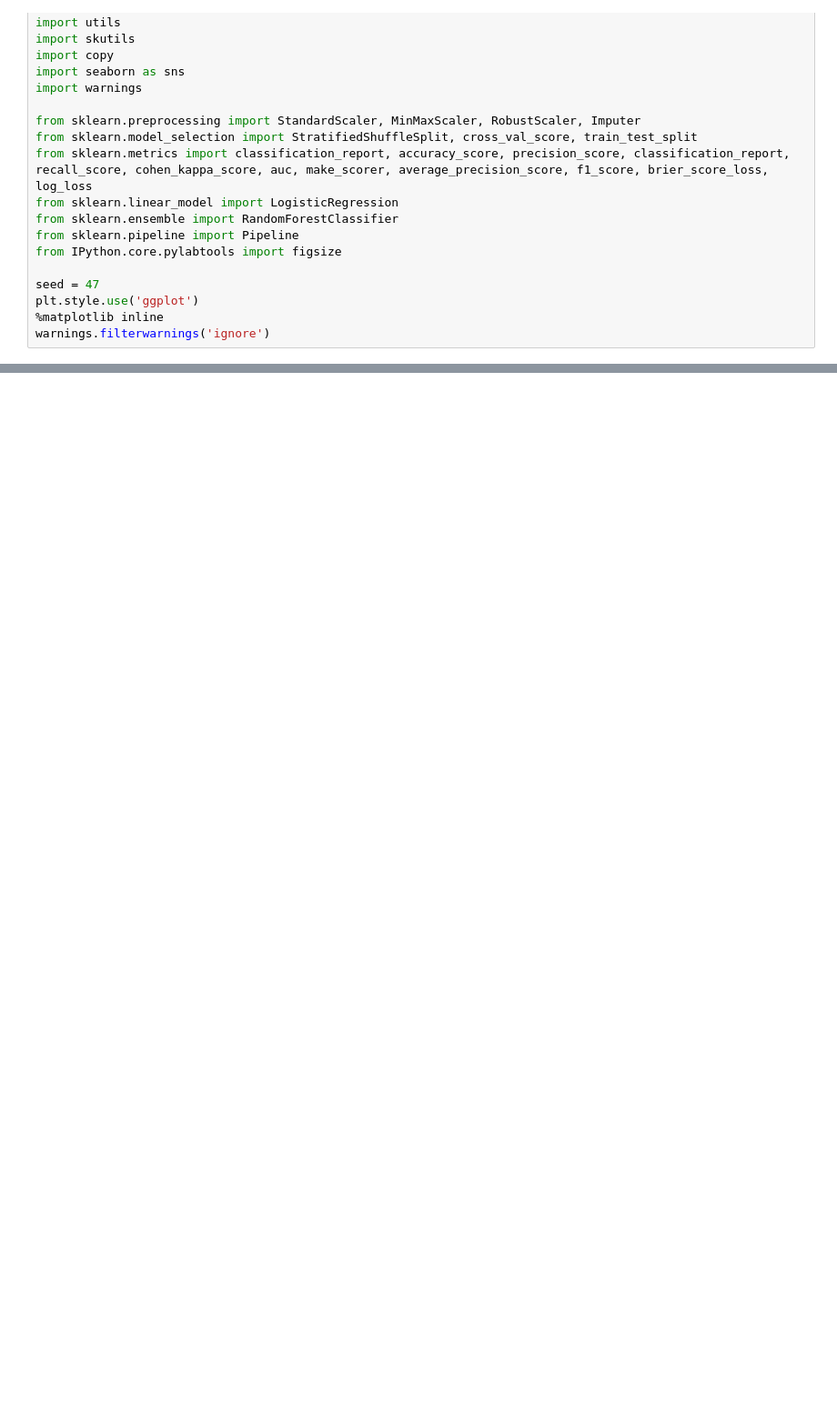
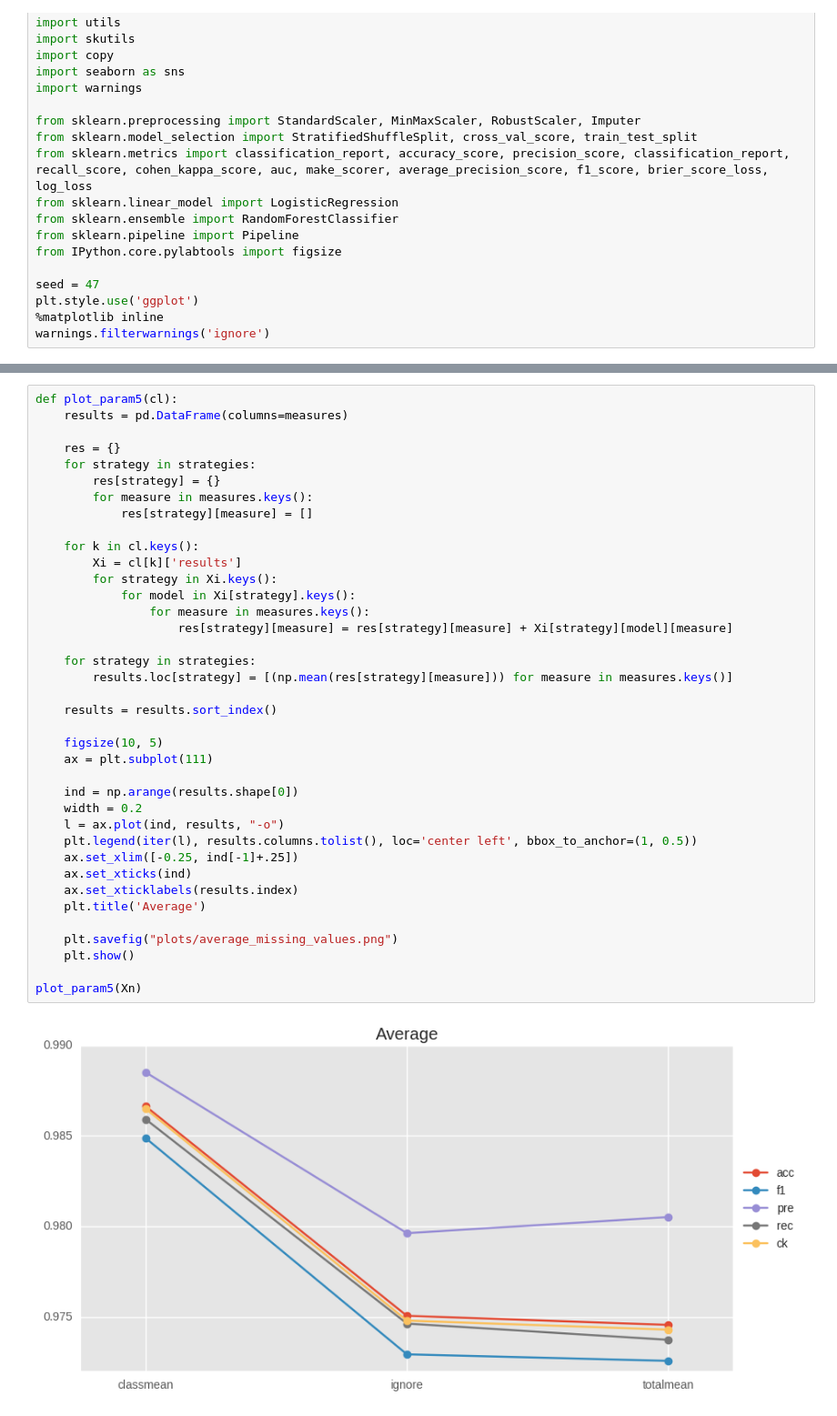
Before and after one commit to geoHeil/tuWienBusinessIntelligence, a Jupyter notebook: ue1/04_missing_values.ipynb, the cells around one changed output, grey strips where cells are left out. Shown at 91% size. Drawn from its saved outputs; the diff is of its cells as text; blank space fills up the shorter version.

```diff
--- a/ue1/04_missing_values.ipynb
+++ b/ue1/04_missing_values.ipynb
@@ -235,0 +267,40 @@ Xn['margin5_low']['results']
+# %%
+def plot_param5(cl):
+    results = pd.DataFrame(columns=measures)
+
+    res = {}
+    for strategy in strategies:
+        res[strategy] = {}
+        for measure in measures.keys():
+            res[strategy][measure] = []
+
+    for k in cl.keys():
+        Xi = cl[k]['results']
+        for strategy in Xi.keys():
+            for model in Xi[strategy].keys():
+                for measure in measures.keys():
+                    res[strategy][measure] = res[strategy][measure] + Xi[strategy][model][measure]
+
+    for strategy in strategies:
+        results.loc[strategy] = [(np.mean(res[strategy][measure])) for measure in measures.keys()]
+
+    results = results.sort_index()
+
+    figsize(10, 5)
+    ax = plt.subplot(111)
+
+    ind = np.arange(results.shape[0])
+    width = 0.2
+    l = ax.plot(ind, results, "-o")
+    plt.legend(iter(l), results.columns.tolist(), loc='center left', bbox_to_anchor=(1, 0.5))
+    ax.set_xlim([-0.25, ind[-1]+.25])
+    ax.set_xticks(ind)
+    ax.set_xticklabels(results.index)
+    plt.title('Average')
+
+    plt.savefig("plots/average_missing_values.png")
+    plt.show()
+
+plot_param5(Xn)
+# %% [output]
+[figure, added]
```
Also changed, not shown: parts of 11 cells of this notebook, 17 other files.
